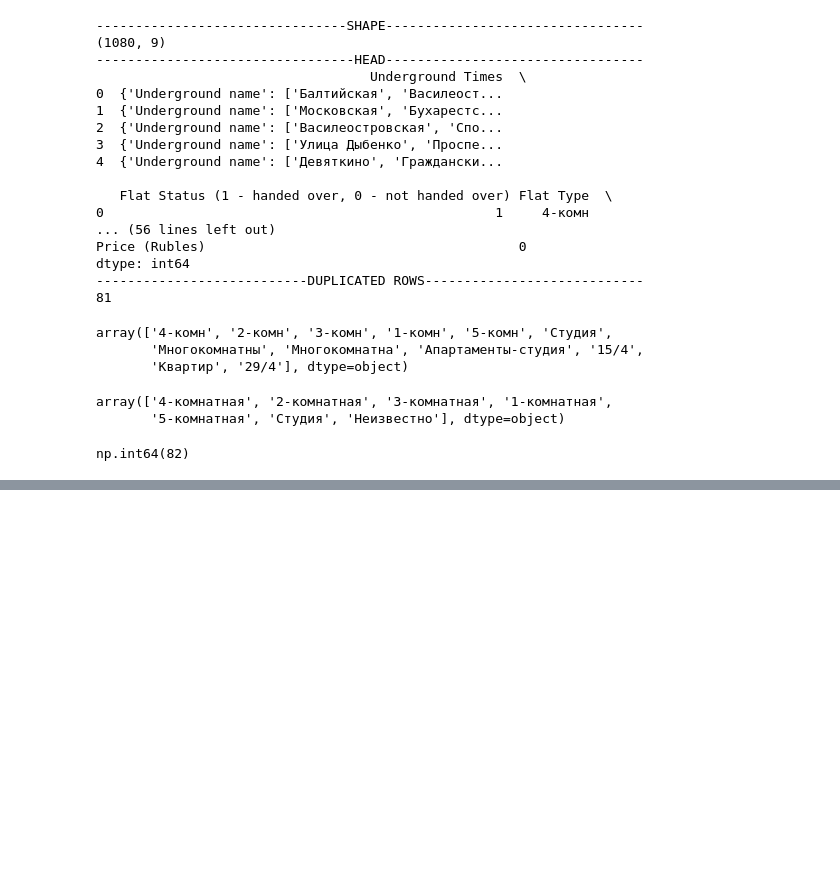
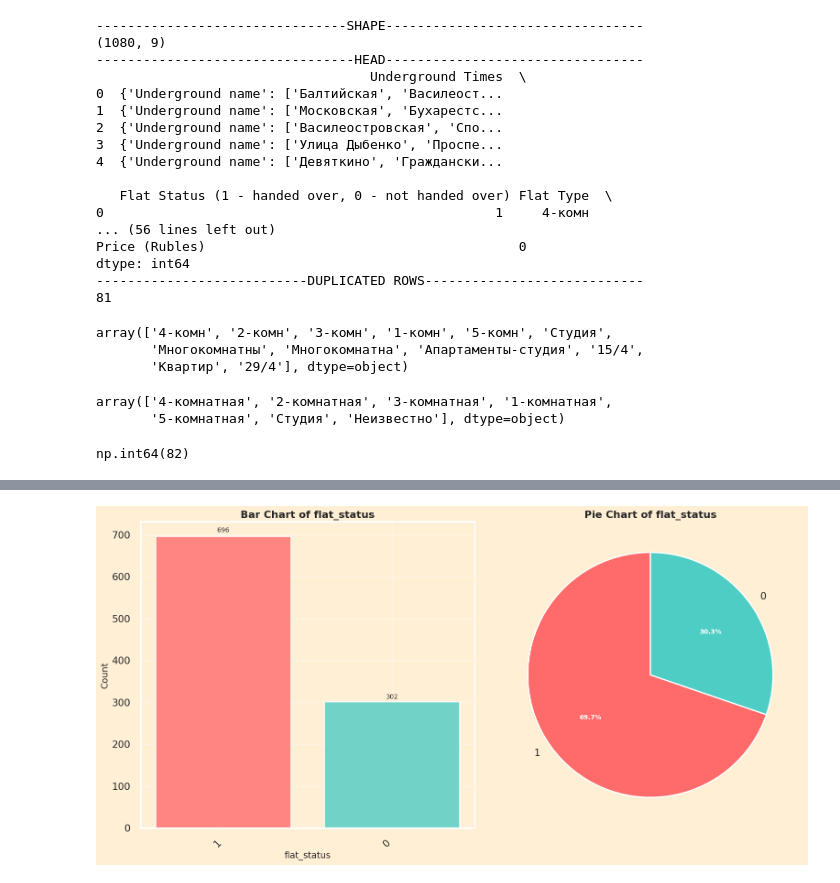
Before and after one commit to lodygin-mikhail/Real_Estate_Saint_Petersburg, a Jupyter notebook: nootbooks/flats.ipynb, the cells around one changed output, grey strips where cells are left out. Drawn from its saved outputs; the diff is of its cells as text; code cells hidden in the pictures; blank space fills up the shorter version.

```diff
--- a/nootbooks/flats.ipynb
+++ b/nootbooks/flats.ipynb
@@ -5,11 +5,16 @@ from pathlib import Path
 import pandas as pd
 import seaborn as sns
 import matplotlib.pyplot as plt
+from matplotlib import gridspec
 
+sns.set_theme(style='white')
+sns.set_theme(rc={'axes.facecolor':'#FFEFD5','figure.facecolor':'#FFEFD5'})
+sns.set_context('poster',font_scale = .7)
+plt.rcParams['figure.figsize'] = (12, 8)
+plt.rcParams['font.size'] = 12
+plt.rcParams['font.family'] = 'DejaVu Sans'
 
-sns.set_theme(style='white',font_scale=1.5)
-sns.set_theme(rc={'axes.facecolor':'#FFFAF0','figure.facecolor':'#FFFAF0'})
-sns.set_context('poster',font_scale = .7)
+colors = ['#FF6B6B', '#4ECDC4', '#45B7D1', '#F9A602', '#9B59B6', '#E74C3C']
 
 import warnings
 warnings.filterwarnings('ignore')
@@ -150,0 +257,4 @@ df.drop_duplicates(inplace=True)
+# %%
+plot_categorical_col(df, 'flat_status')
+# %% [output]
+[figure, added]
```
Also changed, not shown: parts of 22 cells of this notebook.
